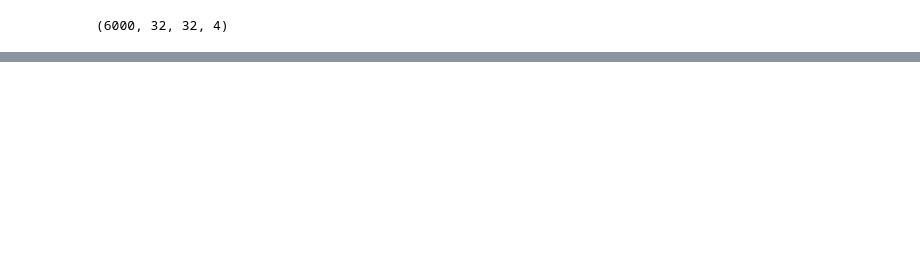
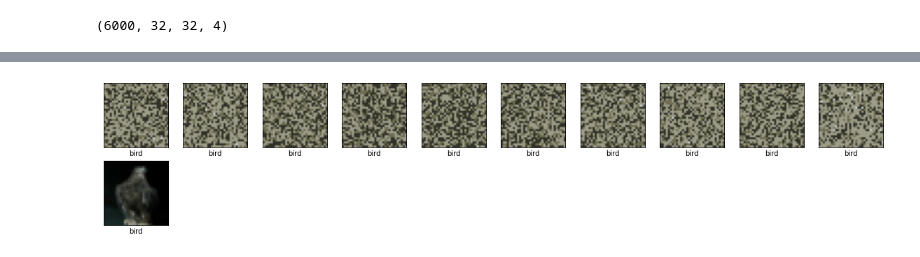
Before and after one commit to jungbok/CNN_Image_Colorization, a Jupyter notebook: lab6_CNN.ipynb, the cells around one changed output, grey strips where cells are left out. Saved outputs shown, nothing was run; the diff lists cells and outputs as text; code cells hidden in the pictures; blank space fills up the shorter version.

```diff
--- a/lab6_CNN.ipynb
+++ b/lab6_CNN.ipynb
@@ -308,0 +356,24 @@ plt.legend(loc='lower right')
+# %%
+def plot10Images(images, labels, og_images, og_labels):
+  plt.figure(figsize=(20,20))
+  for i in range(10):
+      plt.subplot(10, 10, i+1)
+      plt.xticks([])
+      plt.yticks([])
+      plt.grid(False)
+      plt.imshow(images[i], cmap=plt.cm.binary)
+      # The CIFAR labels happen to be arrays,
+      # which is why you need the extra index
+      plt.xlabel(class_names[labels[i][0]])
+
+      plt.subplot(10, 10 , i+2)
+      plt.xticks([])
+      plt.yticks([])
+      plt.grid(False)
+      plt.imshow(og_images[i], cmap=plt.cm.binary)
+      plt.xlabel(class_names[og_labels[i][0]])
+  plt.show()
+
+plot10Images(k_color_pixels, bird_test_labels, bird_test_images, bird_test_labels)
+# %% [output]
+[figure, added]
```
Also changed, not shown: parts of 10 cells of this notebook.
